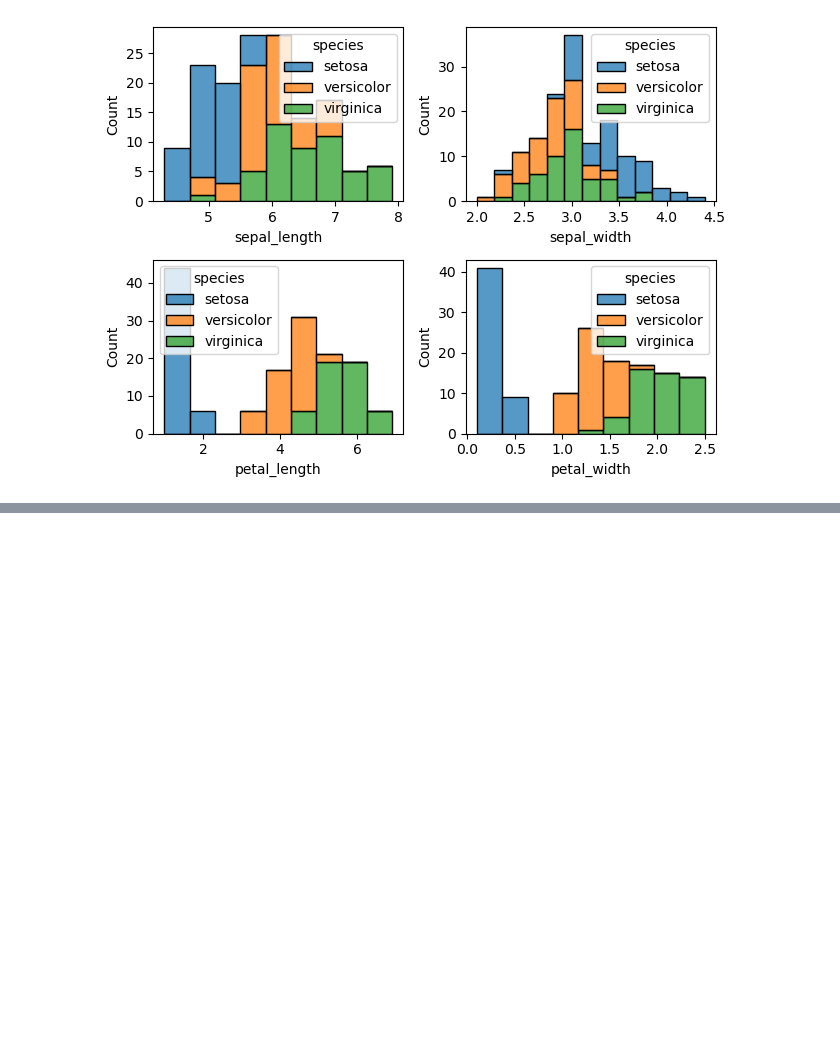
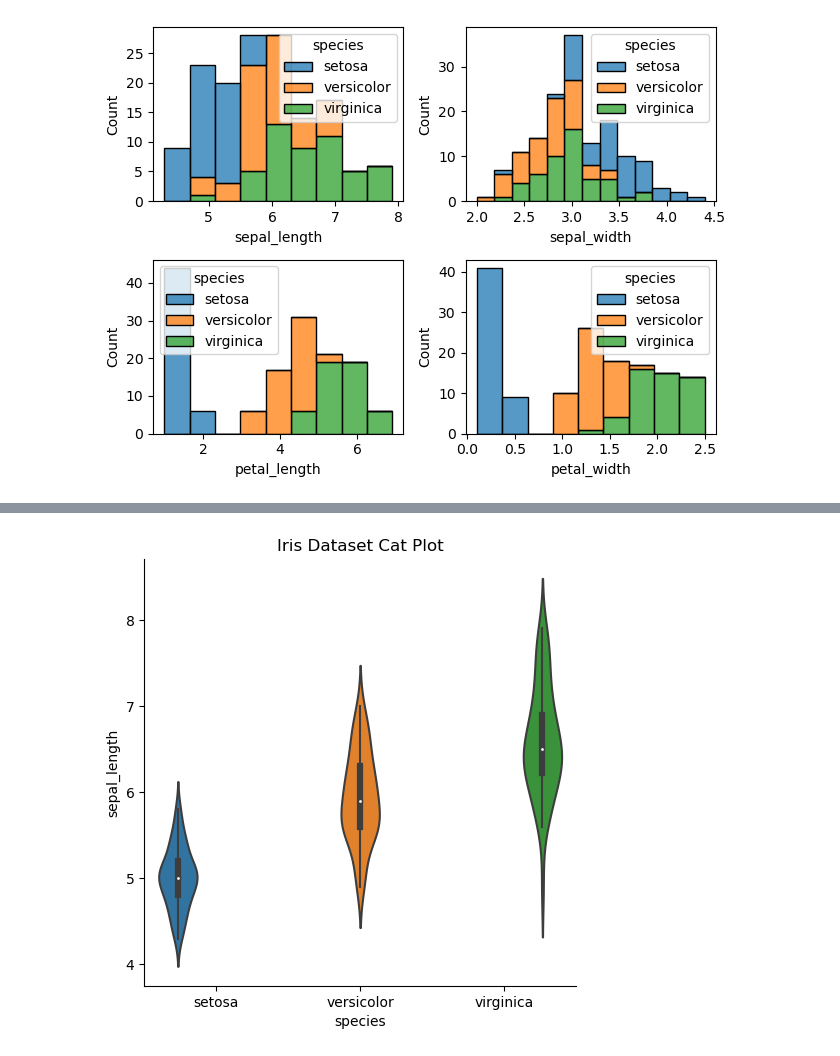
Before and after one commit to khantalha07/Machine-Learning, a Jupyter notebook: Lab 1.ipynb, the cells around one changed output, grey strips where cells are left out. Saved outputs shown, nothing was run; the diff lists cells and outputs as text; code cells hidden in the pictures; blank space fills up the shorter version.

```diff
--- a/Lab 1.ipynb
+++ b/Lab 1.ipynb
@@ -210,0 +251,6 @@ plt.show()
+# %%
+g = sns.catplot(x="species", y="sepal_length", hue="species", data=df, kind="violin")
+plt.title('Iris Dataset Cat Plot')
+plt.show()
+# %% [output]
+[figure, added]
```
Also changed, not shown: parts of 8 cells of this notebook.
